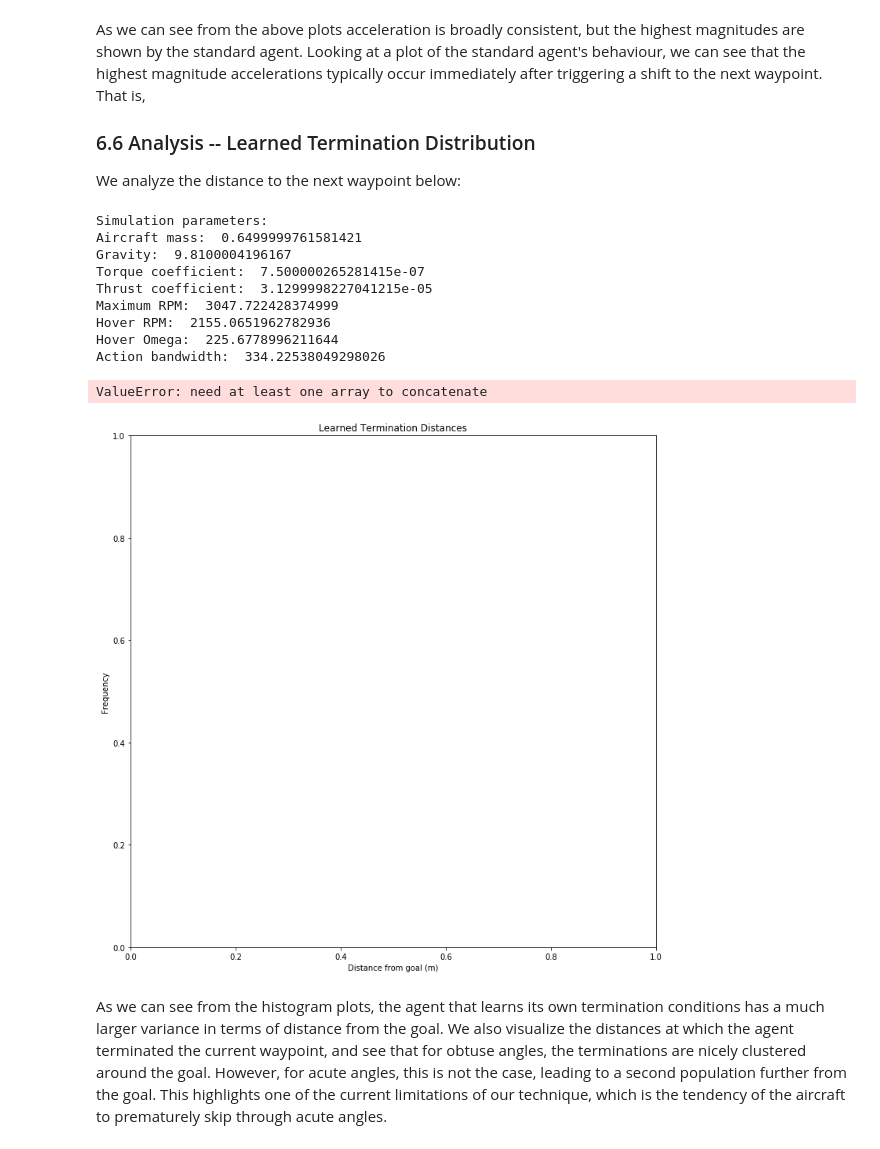
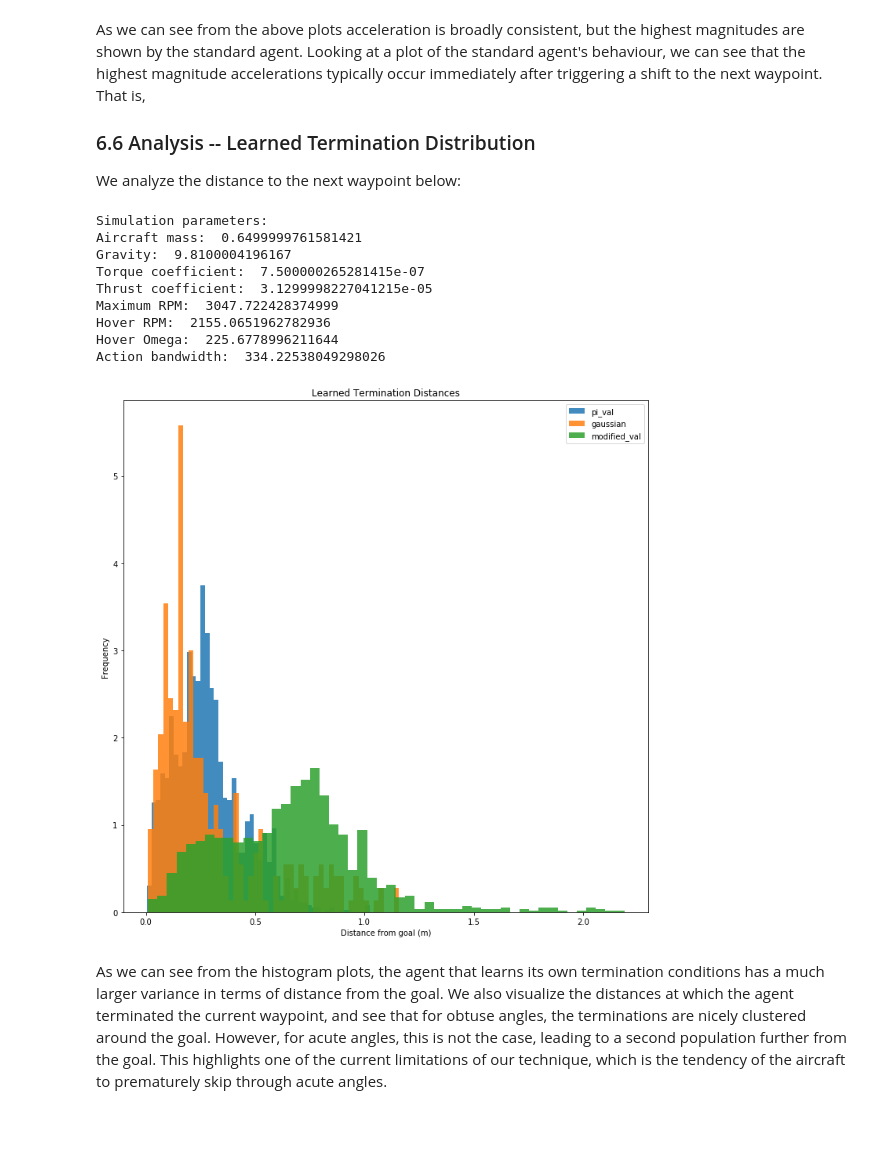
Before and after one commit to seanny1986/quadrotor, a Jupyter notebook: waypoint_navigation.ipynb, the cells around one changed output. Cells and saved outputs as stored; diff of their text form; code cells hidden in the pictures.

```diff
--- a/waypoint_navigation.ipynb
+++ b/waypoint_navigation.ipynb
@@ -695,14 +695,14 @@ for r in radii:
                 torch.nn.Linear(hidden_dim, 1))
     temp_agent = trpo_peb.TRPO(pi, beta, critic, params["network_settings"])
     crit_opt = torch.optim.Adam(critic.parameters())
-    ep, rew, temp_agent = train_standard(env_one, temp_agent, crit_opt, batch_size=2048, iterations=1500, log_interval=10, fname=str(r)+"_rad")
+    ep, rew, temp_agent = train_standard(env_one, temp_agent, crit_opt, batch_size=4096, iterations=1500, log_interval=10, fname=str(r)+"_rad")
     episodes.append(ep)
     rewards.append(rew)
     rad.append(r)
     agents.append(temp_agent)
 
 labels = ["radius 0.10",
-          "radius 0.15",111
+          "radius 0.15",
           "radius 0.20",
           "radius 0.25",
           "radius 0.30",
@@ -1054,5 +1049,5 @@ terminator = Terminator(state_dim, hidden_dim, 2)
 term_agent = AgentIII(pi, beta, critic, terminator, params["network_settings"])
 crit_opt = torch.optim.Adam(critic.parameters())
 term_opt = torch.optim.Adam(terminator.parameters())
-term_ep, term_rew, term_agent = train_term(env_two, term_agent, crit_opt, term_opt, batch_size=2048, iterations=1500, log_interval=10, fname="pi_val")
+term_ep, term_rew, term_agent = train_term(env_two, term_agent, crit_opt, term_opt, batch_size=4096, iterations=1500, log_interval=10, fname="pi_val")
 # %% [output]
@@ -1153,5 +1148,5 @@ terminator = Terminator(state_dim, hidden_dim, 2)
 term_agent = Agent(pi, beta, critic, terminator, params["network_settings"])
 crit_opt = torch.optim.Adam(critic.parameters())
 term_opt = torch.optim.Adam(terminator.parameters())
-term_ep, term_rew, term_agent = train_term(env_two, term_agent, crit_opt, term_opt, batch_size=2048, iterations=1500, log_interval=10, fname="gaussian")
+term_ep, term_rew, term_agent = train_term(env_two, term_agent, crit_opt, term_opt, batch_size=4096, iterations=1500, log_interval=10, fname="gaussian")
 # %% [output]
@@ -1249,5 +1236,5 @@ terminator = Terminator(state_dim, hidden_dim, 2)
 term_agent = Agent(pi, beta, critic, terminator, params["network_settings"])
 crit_opt = torch.optim.Adam(critic.parameters())
 term_opt = torch.optim.Adam(terminator.parameters())
-term_ep, term_rew, term_agent = train_term(env_two, term_agent, crit_opt, term_opt, batch_size=1024, iterations=1500, log_interval=10, fname="modified_val")
+term_ep, term_rew, term_agent = train_term(env_two, term_agent, crit_opt, term_opt, batch_size=4096, iterations=1500, log_interval=10, fname="modified_val")
 # %% [output]
@@ -1422,20 +1434,17 @@ state_dim = env_two.observation_space.shape[0]
 action_dim = env_two.action_space.shape[0]
 hidden_dim = params["hidden_dim"]
 
-#names = ["log_gaussian_term.pth.tar",
-#         "pi_val_term.pth.tar",
-#         "gaussian_term.pth.tar",
-#         "modified_val_term.pth.tar",
-#         ]
+names = [#"log_gaussian_term.pth.tar",
+         "pi_val_term.pth.tar",
+         "gaussian_term.pth.tar",
+         "modified_val_term.pth.tar"
+         ]
 
-#labels = ["log_gaussian",
-#         "pi_val",
-#         "gaussian",
-#         "modified_val"
-#         ]
-
-names = ["gaussian_term.pth.tar"]
-labels = ["gaussian"]
+labels = [#"log_gaussian",
+         "pi_val",
+         "gaussian",
+         "modified_val"
+         ]
 
 fig, ax_one = plt.subplots(1, 1, figsize=(12,12))
 ax_one.set_title("Learned Termination Distances")
@@ -1450,36 +1459,35 @@ for n in names:
                     torch.nn.Linear(state_dim, hidden_dim),
                     torch.nn.Tanh(),
                     torch.nn.Linear(hidden_dim, hidden_dim),
                     torch.nn.Tanh(),
                     torch.nn.Linear(hidden_dim, 1)
                     )
     terminator = Terminator(state_dim, hidden_dim, 2)
     term_agent_check = Agent(pi, beta, critic, terminator, params["network_settings"])
     term_agent_check.load_state_dict(torch.load("./"+n))
     trajectory_term = term_rollout(env_two, term_agent_check, batch_size=8192)
 
     terminations = trajectory_term["terminations"]
     states_term = trajectory_term["states"]
     distances_term = [np.linalg.norm(s[19:22].cpu().numpy()) for s in states_term]
     distances_terminated = [np.linalg.norm(s[19:22].cpu().numpy())*(t.cpu().numpy()) for s, t in zip(states_term, terminations)]
     distances_terminated = np.trim_zeros(distances_terminated)
     d = np.hstack(distances_terminated)
 
-    ax_one.hist(d[d != 0], bins=50, alpha = 0.85)
+    ax_one.hist(d[d != 0], bins=50, alpha = 0.85, density=True)
 ax_one.legend(labels)
 plt.show()
 # %% [output]
 Simulation parameters:
 Aircraft mass:  0.6499999761581421
 Gravity:  9.8100004196167
 Torque coefficient:  7.500000265281415e-07
 Thrust coefficient:  3.1299998227041215e-05
 Maximum RPM:  3047.722428374999
 Hover RPM:  2155.0651962782936
 Hover Omega:  225.6778996211644
 Action bandwidth:  334.22538049298026
-ValueError: need at least one array to concatenate
-[figure, old version]
+[figure, new version]
 # %% [markdown]
 As we can see from the histogram plots, the agent that learns its own termination conditions has a much larger variance in terms of distance from the goal. We also visualize the distances at which the agent terminated the current waypoint, and see that for obtuse angles, the terminations are nicely clustered around the goal. However, for acute angles, this is not the case, leading to a second population further from the goal. This highlights one of the current limitations of our technique, which is the tendency of the aircraft to prematurely skip through acute angles.
 # %% [markdown]
```
Also changed, not shown: parts of 10 cells of this notebook, 10 other files.
